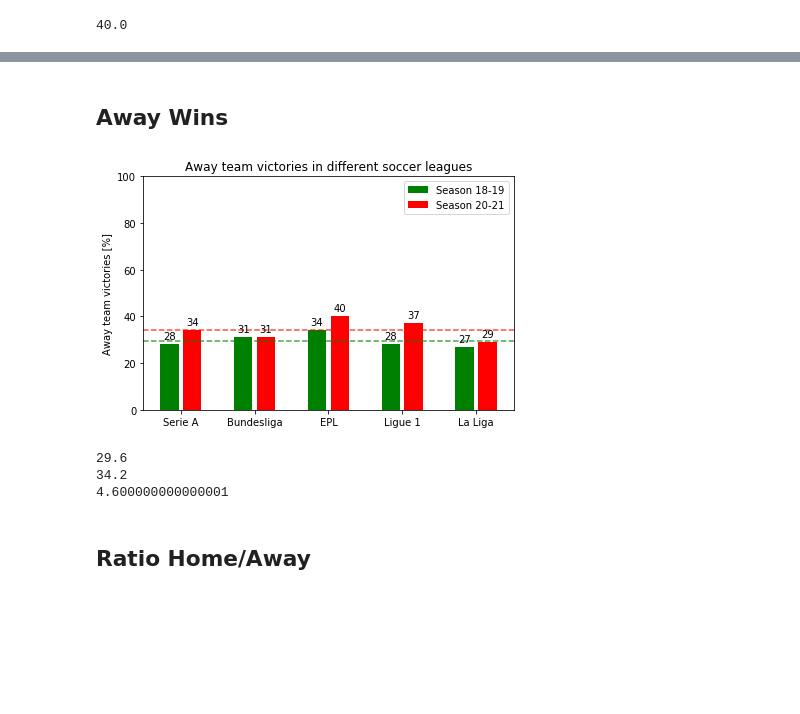
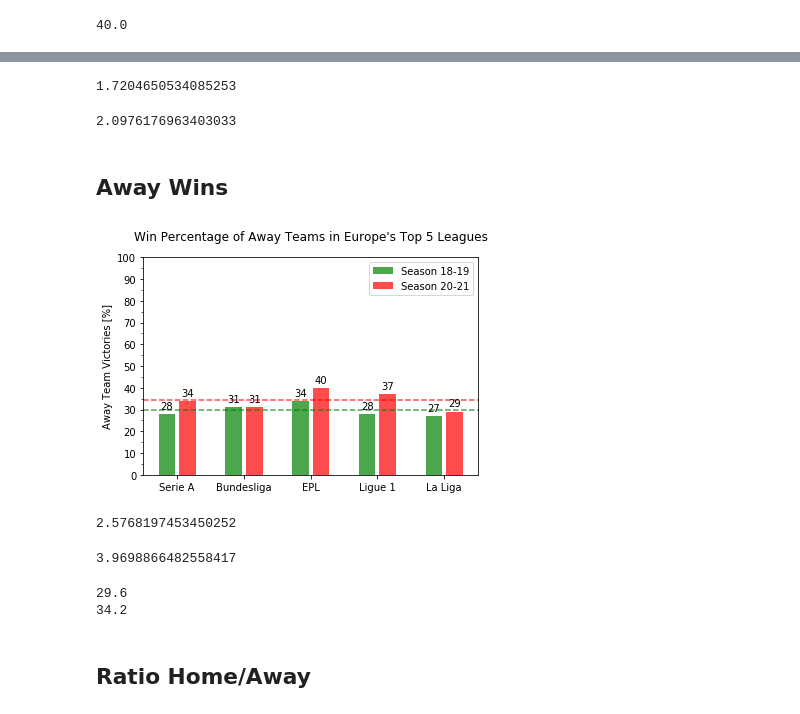
Before and after one commit to cina-r/Soccer_Home_Advantage, a Jupyter notebook: home_advantage.ipynb, the cells around one changed output, grey strips where cells are left out. Drawn from its saved outputs; the diff is of its cells as text; code cells hidden in the pictures; blank space fills up the shorter version.

```diff
--- a/home_advantage.ipynb
+++ b/home_advantage.ipynb
@@ -344,7 +348,7 @@ rects1 = ax.bar(x - width/2 - 0.03, values_18, width, label='Season 18-19', colo
 rects2 = ax.bar(x + width/2 + 0.03, values_20, width, label='Season 20-21', color='Red', alpha=0.7)
 
 # Add some text for labels, title and custom x-axis tick labels, etc.
-ax.set_ylabel('Home team victories [%]')
+ax.set_ylabel('Home Team Victories [%]')
 # ax.set_title('Scores by group and gender')
 ax.set_xticks(x)
 ax.set_xticklabels(labels)
@@ -376,6 +380,6 @@ autolabel(rects2)
 
 # fig.tight_layout()
 plt.title('Win Percentage of Home Teams in English Premier League', y=1.05)
-plt.savefig('epl_top_medi_bottom.png')
+plt.savefig('plots/epl_top_medi_bottom.png')
 # plt.show()
 # %% [output]
@@ -596,12 +600,11 @@ x = np.arange(len(labels))  # the label locations
 width = 0.25  # the width of the bars
 
 fig, ax = plt.subplots()
-rects1 = ax.bar(x - width/2 - 0.03, values_18, width, label='Season 18-19', color='Green', alpha=0.8)
+rects1 = ax.bar(x - width/2 - 0.03, values_18, width, label='Season 18-19', color='Green', alpha=0.7)
 rects2 = ax.bar(x + width/2 + 0.03, values_20, width, label='Season 20-21', color='Red', alpha=0.7)
 
 # Add some text for labels, title and custom x-axis tick labels, etc.
-ax.set_ylabel('Home team victories [%]')
-# ax.set_title('Scores by group and gender')
+ax.set_ylabel('Home Team Victories [%]')
 ax.set_xticks(x)
 ax.set_xticklabels(labels)
 # ax.set_ylim(0, 100)
@@ -627,14 +630,14 @@ autolabel(rects2)
 ratio_avg_18 = sum(dict_home_18.values()) / len(dict_home_18)
 ratio_avg_20 = sum(dict_home_20.values()) / len(dict_home_20)
 
-plt.axhline(y=ratio_avg_18, color="green", linestyle="--", alpha=0.7)  # 0.7
+plt.axhline(y=ratio_avg_18, color="green", linestyle="--", alpha=0.7)
 plt.axhline(y=ratio_avg_20, color="red", linestyle="--", alpha=0.7)
 
 
 # fig.tight_layout()
 plt.title('Win Percentage of Home Teams in Europe\'s Top 5 Leagues', y=1.05)
-# plt.show()
-plt.savefig('home_win_ratios.png')
+# plt.savefig('plots/europe_home_win_percentages.png')
+plt.show()
 # %% [output]
 [figure]
 # %%
@@ -652,3 +651,19 @@ ratio_avg_18 - ratio_avg_20
+# %%
+std_18 = 0
+for num in dict_home_18.values():
+    std_18 += (ratio_avg_18 - num)**2
+std_18 = np.sqrt(std_18 / len(dict_home_18))
+print(std_18)
+# %% [output]
+1.7204650534085253
+# %%
+std_20 = 0
+for num in dict_home_20.values():
+    std_20 += (ratio_avg_20 - num)**2
+std_20 = np.sqrt(std_20 / len(dict_home_20))
+print(std_20)
+# %% [output]
+2.0976176963403033
 # %% [markdown]
 ## Away Wins
 # %%
@@ -668,52 +683,68 @@ x = np.arange(len(labels))  # the label locations
 width = 0.25  # the width of the bars
 
 fig, ax = plt.subplots()
-rects1 = ax.bar(x - width/2 - 0.03, values_18, width, label='Season 18-19', color='Green')
-rects2 = ax.bar(x + width/2 + 0.03, values_20, width, label='Season 20-21', color='Red')
+rects1 = ax.bar(x - width/2 - 0.03, values_18, width, label='Season 18-19', color='Green', alpha=0.7)
+rects2 = ax.bar(x + width/2 + 0.03, values_20, width, label='Season 20-21', color='Red', alpha=0.7)
 
 # Add some text for labels, title and custom x-axis tick labels, etc.
-ax.set_ylabel('Away team victories [%]')
-ax.set_title('Away team victories in different soccer leagues')
+ax.set_ylabel('Away Team Victories [%]')
 ax.set_xticks(x)
 ax.set_xticklabels(labels)
-ax.set_ylim(0, 100)
+plt.yticks(np.arange(0, 110, 10))
+ax.yaxis.set_minor_locator(tck.MultipleLocator(5))
 ax.legend()
 
 
 def autolabel(rects):
     """Attach a text label above each bar in *rects*, displaying its height."""
     for rect in rects:
         height = rect.get_height()
         ax.annotate('{}'.format(height),
                     xy=(rect.get_x() + rect.get_width() / 2, height),
                     xytext=(0, 3),  # 3 points vertical offset
                     textcoords="offset points",
                     ha='center', va='bottom')
 
 autolabel(rects1)
 autolabel(rects2)
 
 
 ratio_avg_18 = sum(dict_away_18.values()) / len(dict_away_18)
 ratio_avg_20 = sum(dict_away_20.values()) / len(dict_away_20)
 
 plt.axhline(y=ratio_avg_18, color="green", linestyle="--", alpha=0.7)
 plt.axhline(y=ratio_avg_20, color="red", linestyle="--", alpha=0.7)
 
 
-fig.tight_layout()
-
+# fig.tight_layout()
+# plt.show()
+plt.title('Win Percentage of Away Teams in Europe\'s Top 5 Leagues', y=1.05)
+# plt.savefig('plots/europe_away_win_percentages.png')
 plt.show()
 # %% [output]
-[figure, old version]
+[figure, new version]
+# %%
+std_18 = 0
+for num in dict_away_18.values():
+    std_18 += (ratio_avg_18 - num)**2
+std_18 = np.sqrt(std_18 / len(dict_away_18))
+print(std_18)
+# %% [output]
+2.5768197453450252
+# %%
+std_20 = 0
+for num in dict_away_20.values():
+    std_20 += (ratio_avg_20 - num)**2
+std_20 = np.sqrt(std_20 / len(dict_away_20))
+print(std_20)
+# %% [output]
+3.9698866482558417
 # %%
 print(ratio_avg_18)
 print(ratio_avg_20)
-print(ratio_avg_20 - ratio_avg_18)
 # %% [output]
 29.6
 34.2
-4.600000000000001
 # %% [markdown]
 ## Ratio Home/Away
 # %%
```
Also changed, not shown: parts of 7 cells of this notebook, 1 other file.
